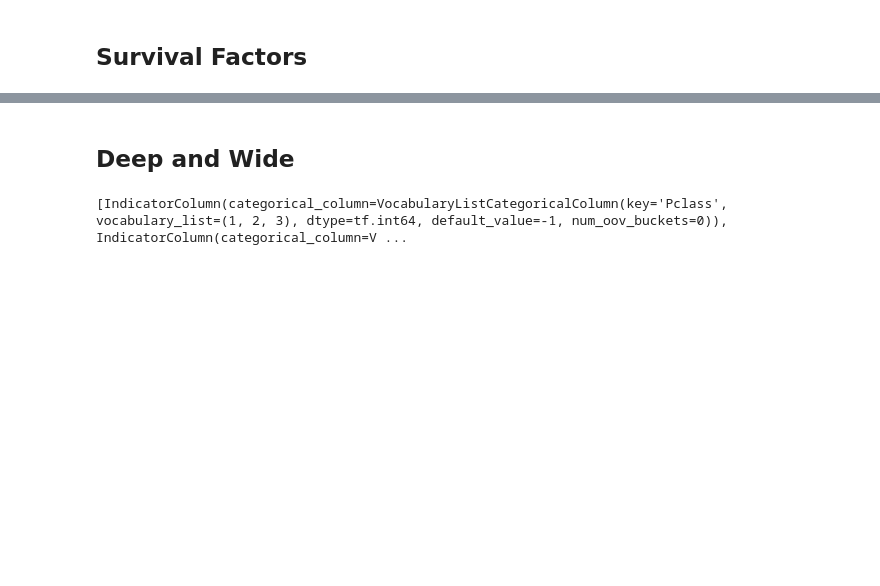
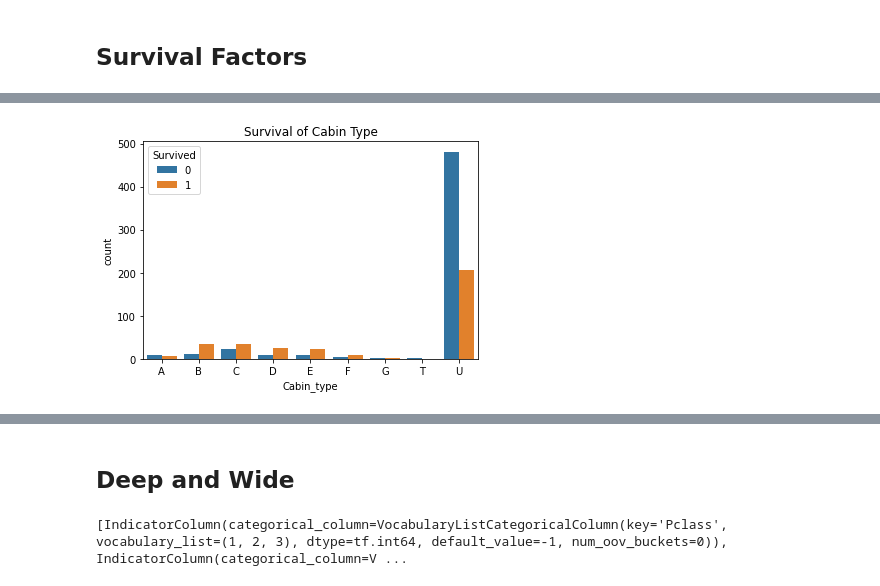
Before and after one commit to Codeblockz/Data-Science-Self-Projects, a Jupyter notebook: Kaggle_Titanic_challege/Titanic_Challenge.ipynb, the cells around one changed output, grey strips where cells are left out. Saved outputs shown, nothing was run; the diff lists cells and outputs as text; code cells hidden in the pictures; blank space fills up the shorter version.

Commit message:
Added Some EDA plots

```diff
--- a/Kaggle_Titanic_challege/Titanic_Challenge.ipynb
+++ b/Kaggle_Titanic_challege/Titanic_Challenge.ipynb
@@ -233,7 +233,7 @@ test.head()
 The correlation bellow shows that Family size is not linearly related however there is a relationship between survival and family size
 # %%
 # make encoded values
-encode_vals = ['Sex','Cabin_type','Embarked']
+encode_vals = ['Sex','Cabin_type','Embarked','Title']
 def make_encode_num(val, data):
   for feature in val:
     data[feature]=data[feature].astype('category')
@@ -346,0 +376,6 @@ test_DNN = test[['Pclass', 'Age', 'Parch', 'Fare', 'Sex_value', 'Cabin_type_valu
+# %%
+sns.countplot(x="Cabin_type",hue="Survived", data=train)
+plt.title("Survival of Cabin Type")
+plt.show()
+# %% [output]
+[figure, added]
```
Also changed, not shown: parts of 36 cells of this notebook.
